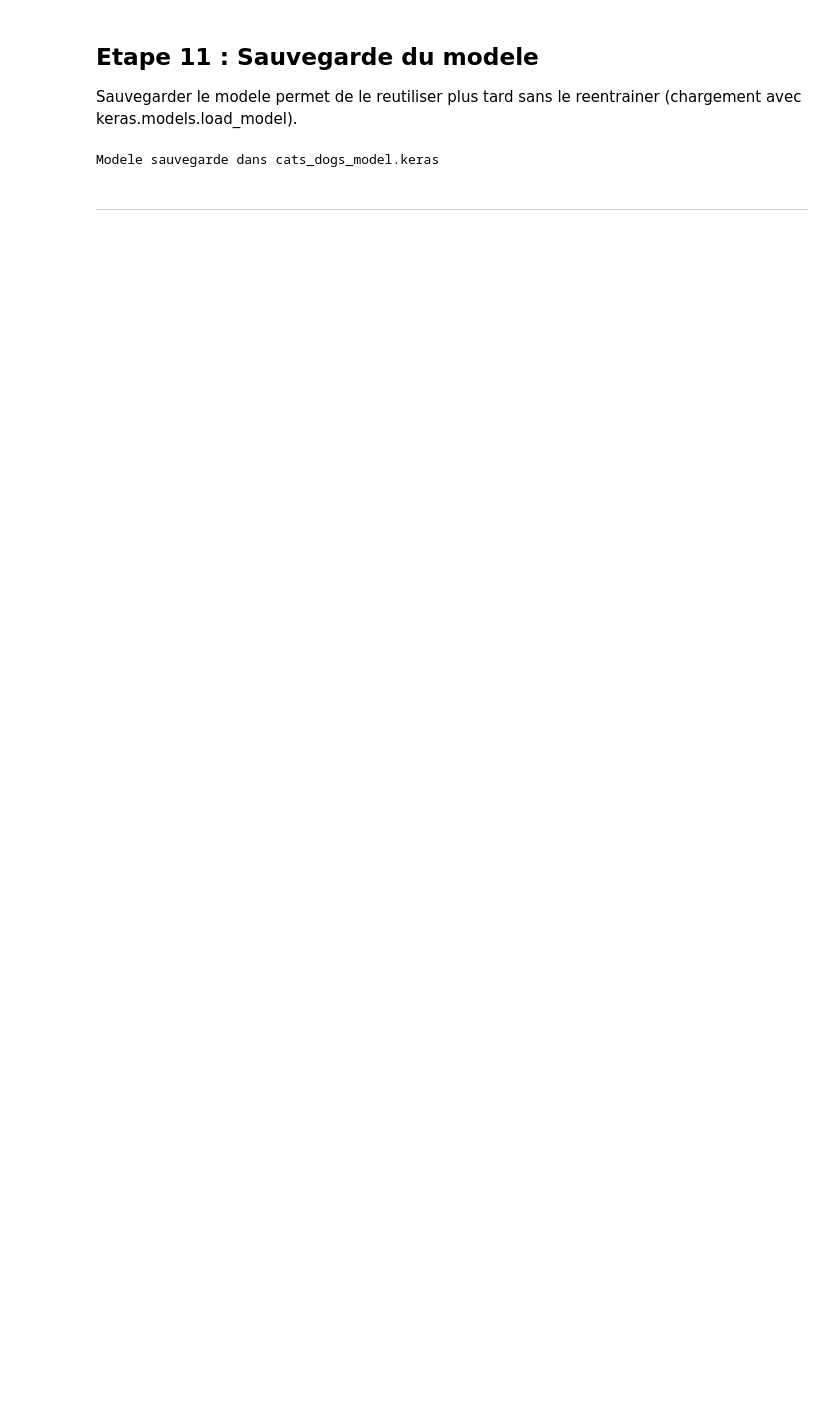
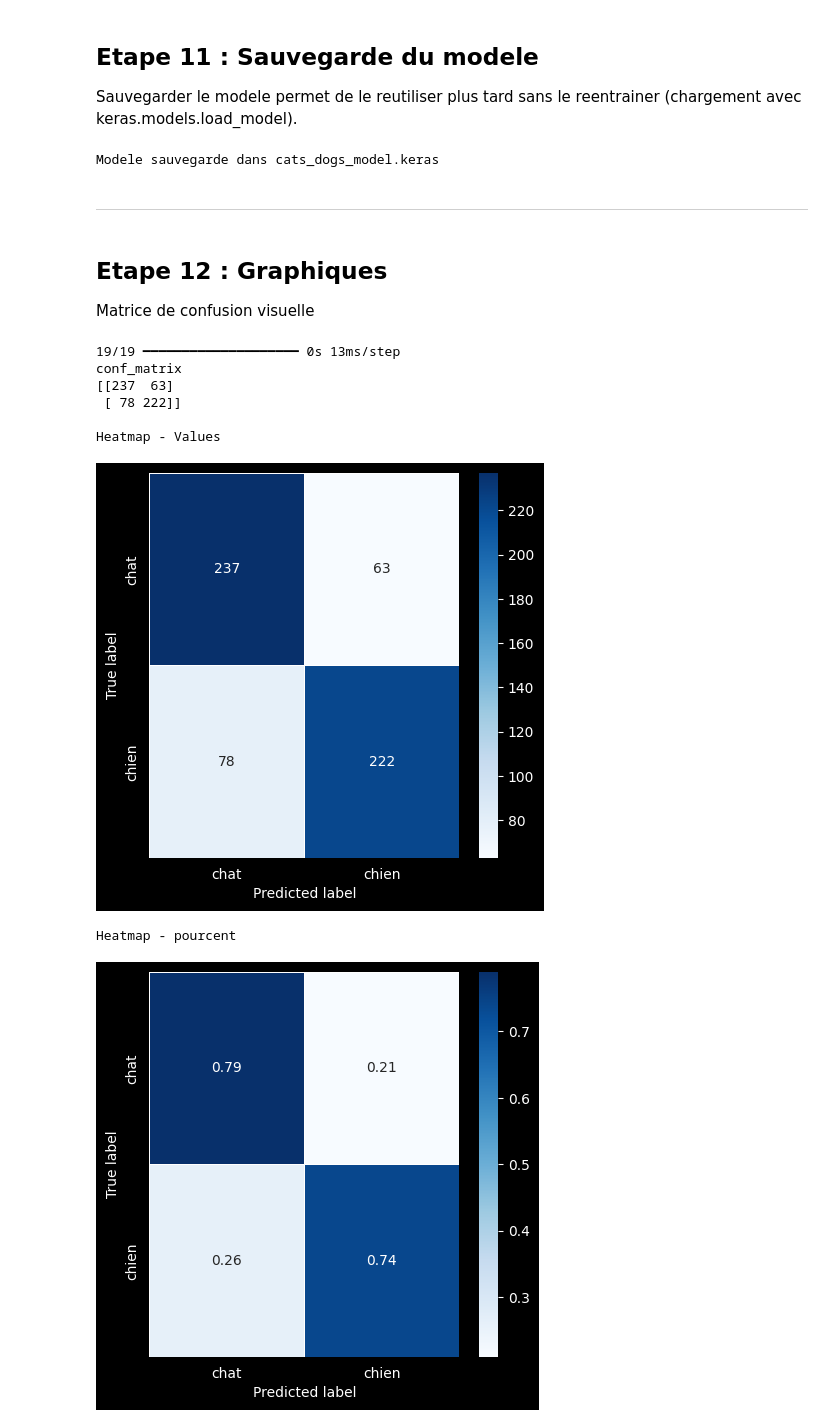
Before and after one commit to gab55/Gabriel_Charles_cat_dog, a Jupyter notebook: cats_vs_dogs.ipynb, the cells around one changed output. Saved outputs shown, nothing was run; the diff lists cells and outputs as text; code cells hidden in the pictures; blank space fills up the shorter version.

Commit message:
50 epochs
graphiques

```diff
--- a/cats_vs_dogs.ipynb
+++ b/cats_vs_dogs.ipynb
@@ -379,3 +379,51 @@ K.clear_session()
 Modele sauvegarde dans cats_dogs_model.keras
 # %% [markdown]
 ---
+# %% [markdown]
+## Etape 12 : Graphiques
+Matrice de confusion visuelle
+# %%
+
+import seaborn as sns
+from sklearn.metrics import classification_report, confusion_matrix
+import matplotlib.pyplot as plt
+import pandas as pd
+
+model = keras.models.load_model('cats_dogs_model.keras')
+y_pred = (model.predict(X_test) > 0.5).astype(int).flatten()
+# y_test = [1, 1, 0, 0, 1]
+# y_pred = [1, 1, 0, 0, 0]
+labels = [0, 1]
+titles = ["chat", "chien"]
+conf_matrix = confusion_matrix(y_test, y_pred, labels=labels)
+print("conf_matrix")
+print(conf_matrix)
+print()
+
+print("Heatmap - Values")
+cm = pd.DataFrame(conf_matrix, index=labels, columns=labels)
+
+plt.figure(figsize=[5,5])
+sns.heatmap(cm, annot=True, cmap="Blues", fmt="d", linewidths=.5, xticklabels=titles, yticklabels=titles)
+plt.ylabel('True label')
+plt.xlabel('Predicted label')
+plt.show()
+
+print()
+print("Heatmap - pourcent")
+cm_percent = cm.div(cm.sum(axis=1), axis=0)
+plt.figure(figsize=[5,5])
+sns.heatmap(cm_percent, annot=True, cmap="Blues", fmt=".2f", linewidths=.5, xticklabels=titles, yticklabels=titles)
+plt.ylabel('True label')
+plt.xlabel('Predicted label')
+plt.show()
+# %% [output]
+19/19 ━━━━━━━━━━━━━━━━━━━━ 0s 13ms/step
+conf_matrix
+[[237  63]
+ [ 78 222]]
+
+Heatmap - Values
+[figure, added]
+Heatmap - pourcent
+[figure, added]
```
Also changed, not shown: parts of 7 cells of this notebook.
